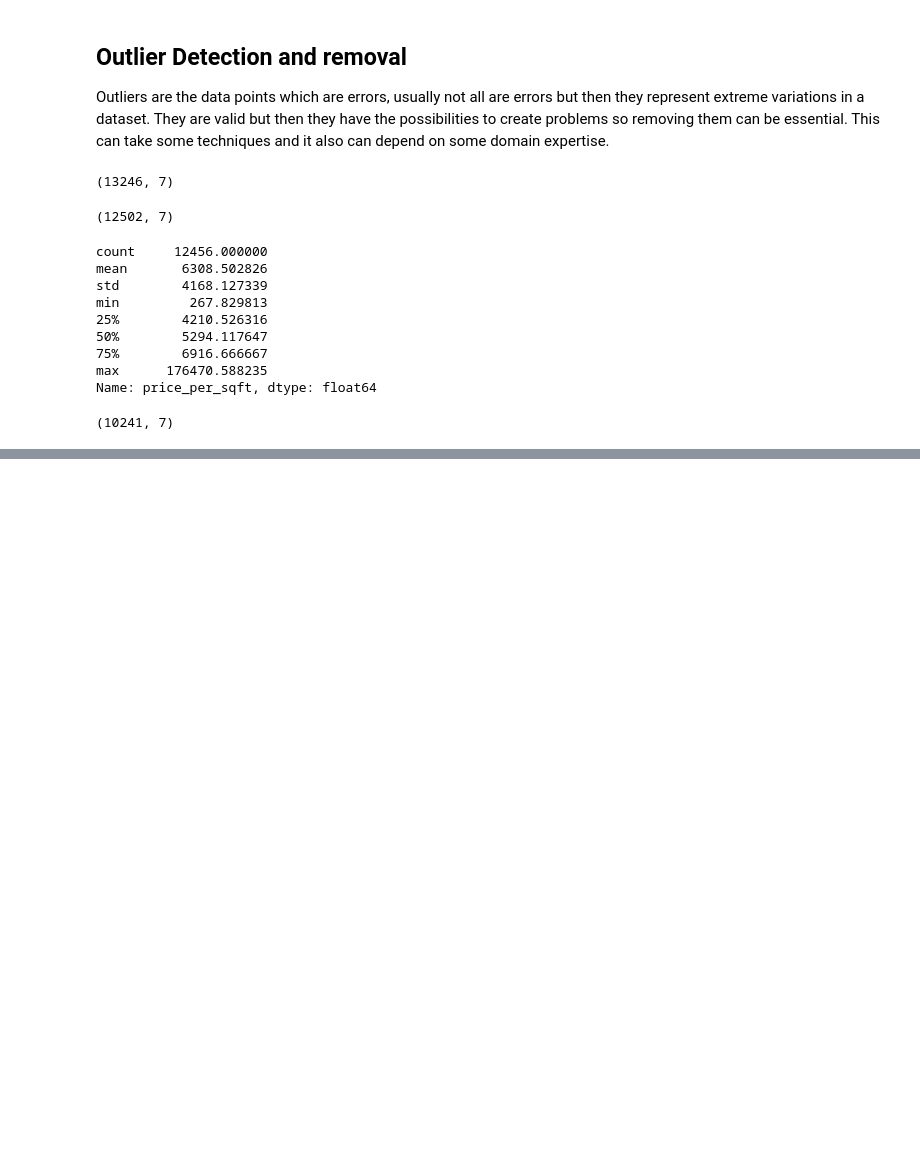
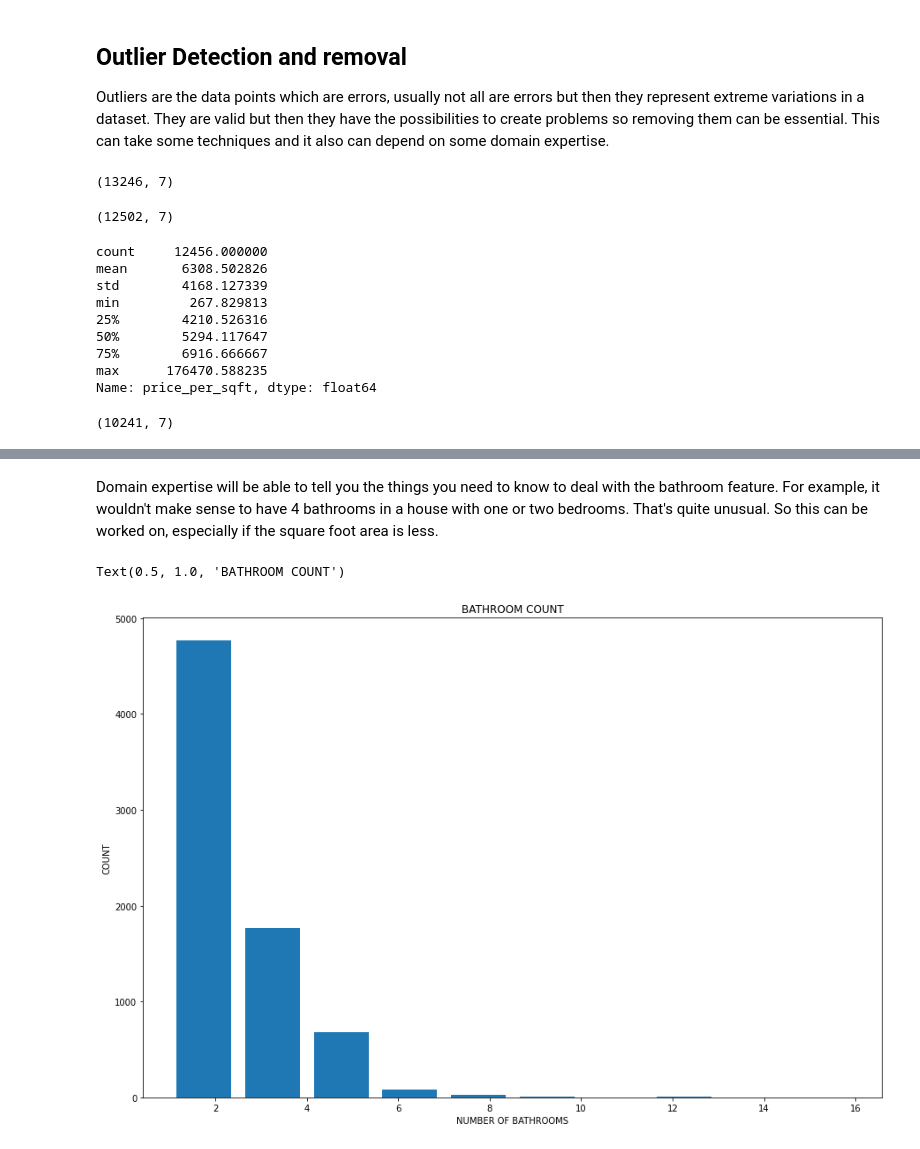
Before and after one commit to QABoahene/Real-Estate-Predictin, a Jupyter notebook: Real_Estate_Price_Prediction.ipynb, the cells around one changed output, grey strips where cells are left out. Drawn from its saved outputs; the diff is of its cells as text; code cells hidden in the pictures; blank space fills up the shorter version.

```diff
--- a/Real_Estate_Price_Prediction.ipynb
+++ b/Real_Estate_Price_Prediction.ipynb
@@ -404,0 +489,12 @@ scat_plot(cl_estate5, "Rajaji Nagar")
+# %% [markdown]
+Domain expertise will be able to tell you the things you need to know to deal with the bathroom feature.
+For example, it wouldn't make sense to have 4 bathrooms in a house with one or two bedrooms. That's quite unusual. So this can be worked on, especially if the square foot area is less.
+# %%
+#Exploring the bath feature with a histogram
+plt.hist(cl_estate6.bath, rwidth=0.8)
+plt.xlabel("NUMBER OF BATHROOMS")
+plt.ylabel("COUNT")
+plt.title("BATHROOM COUNT")
+# %% [output]
+Text(0.5, 1.0, 'BATHROOM COUNT')
+[figure, added]
```
Also changed, not shown: parts of 17 cells of this notebook.
